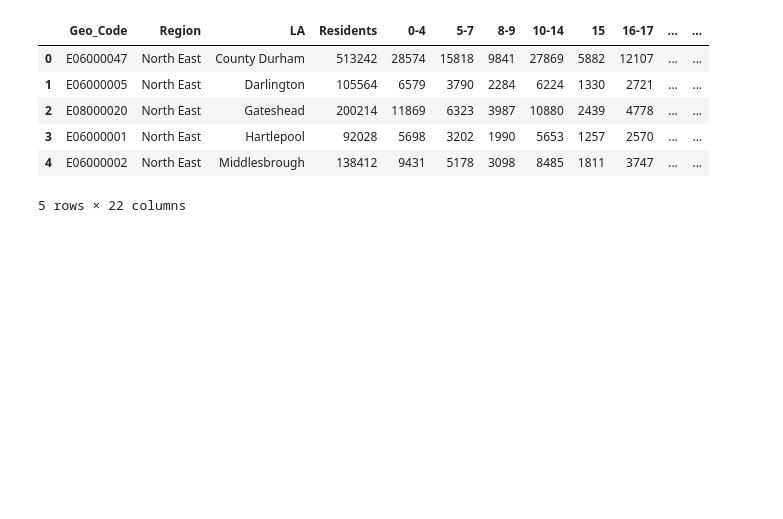
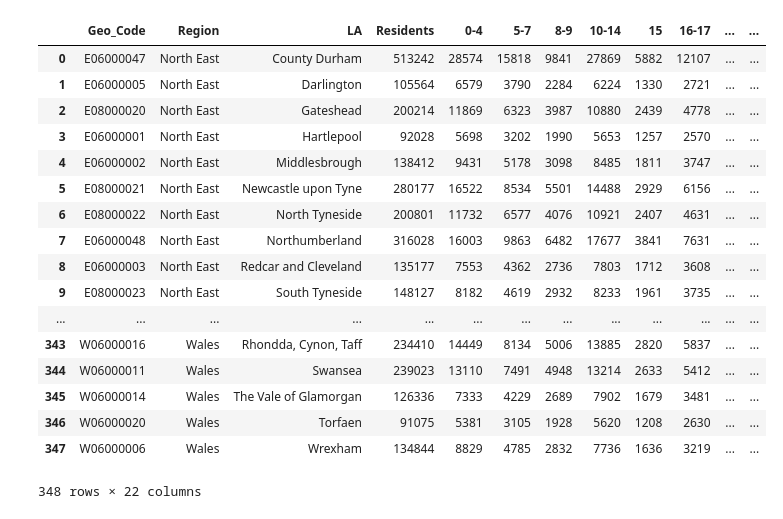
Before and after one commit to mrcork/OCR_LDS, a Jupyter notebook: First_Look_At_Data.ipynb, the cells around one changed output. Cells and saved outputs as stored; diff of their text form; code cells hidden in the pictures; blank space fills up the shorter version.

```diff
--- a/First_Look_At_Data.ipynb
+++ b/First_Look_At_Data.ipynb
@@ -22,11 +46,22 @@ Data["Travel_2001"].head()
 # %%
-Data["Age_2011"].head()
+Data["Age_2011"]
 # %% [output]
 |  | Geo_Code | Region | LA | Residents | 0-4 | 5-7 | 8-9 | 10-14 | 15 | 16-17 | ... | ... |
 | 0 | E06000047 | North East | County Durham | 513242 | 28574 | 15818 | 9841 | 27869 | 5882 | 12107 | ... | ... |
 | 1 | E06000005 | North East | Darlington | 105564 | 6579 | 3790 | 2284 | 6224 | 1330 | 2721 | ... | ... |
 | 2 | E08000020 | North East | Gateshead | 200214 | 11869 | 6323 | 3987 | 10880 | 2439 | 4778 | ... | ... |
 | 3 | E06000001 | North East | Hartlepool | 92028 | 5698 | 3202 | 1990 | 5653 | 1257 | 2570 | ... | ... |
 | 4 | E06000002 | North East | Middlesbrough | 138412 | 9431 | 5178 | 3098 | 8485 | 1811 | 3747 | ... | ... |
+| 5 | E08000021 | North East | Newcastle upon Tyne | 280177 | 16522 | 8534 | 5501 | 14488 | 2929 | 6156 | ... | ... |
+| 6 | E08000022 | North East | North Tyneside | 200801 | 11732 | 6577 | 4076 | 10921 | 2407 | 4631 | ... | ... |
+| 7 | E06000048 | North East | Northumberland | 316028 | 16003 | 9863 | 6482 | 17677 | 3841 | 7631 | ... | ... |
+| 8 | E06000003 | North East | Redcar and Cleveland | 135177 | 7553 | 4362 | 2736 | 7803 | 1712 | 3608 | ... | ... |
+| 9 | E08000023 | North East | South Tyneside | 148127 | 8182 | 4619 | 2932 | 8233 | 1961 | 3735 | ... | ... |
+| ... | ... | ... | ... | ... | ... | ... | ... | ... | ... | ... | ... | ... |
+| 343 | W06000016 | Wales | Rhondda, Cynon, Taff | 234410 | 14449 | 8134 | 5006 | 13885 | 2820 | 5837 | ... | ... |
+| 344 | W06000011 | Wales | Swansea | 239023 | 13110 | 7491 | 4948 | 13214 | 2633 | 5412 | ... | ... |
+| 345 | W06000014 | Wales | The Vale of Glamorgan | 126336 | 7333 | 4229 | 2689 | 7902 | 1679 | 3481 | ... | ... |
+| 346 | W06000020 | Wales | Torfaen | 91075 | 5381 | 3105 | 1928 | 5620 | 1208 | 2630 | ... | ... |
+| 347 | W06000006 | Wales | Wrexham | 134844 | 8829 | 4785 | 2832 | 7736 | 1636 | 3219 | ... | ... |
-5 rows × 22 columns
+348 rows × 22 columns
 # %%
```
Also changed, not shown: parts of 3 cells of this notebook, 5 other files.
